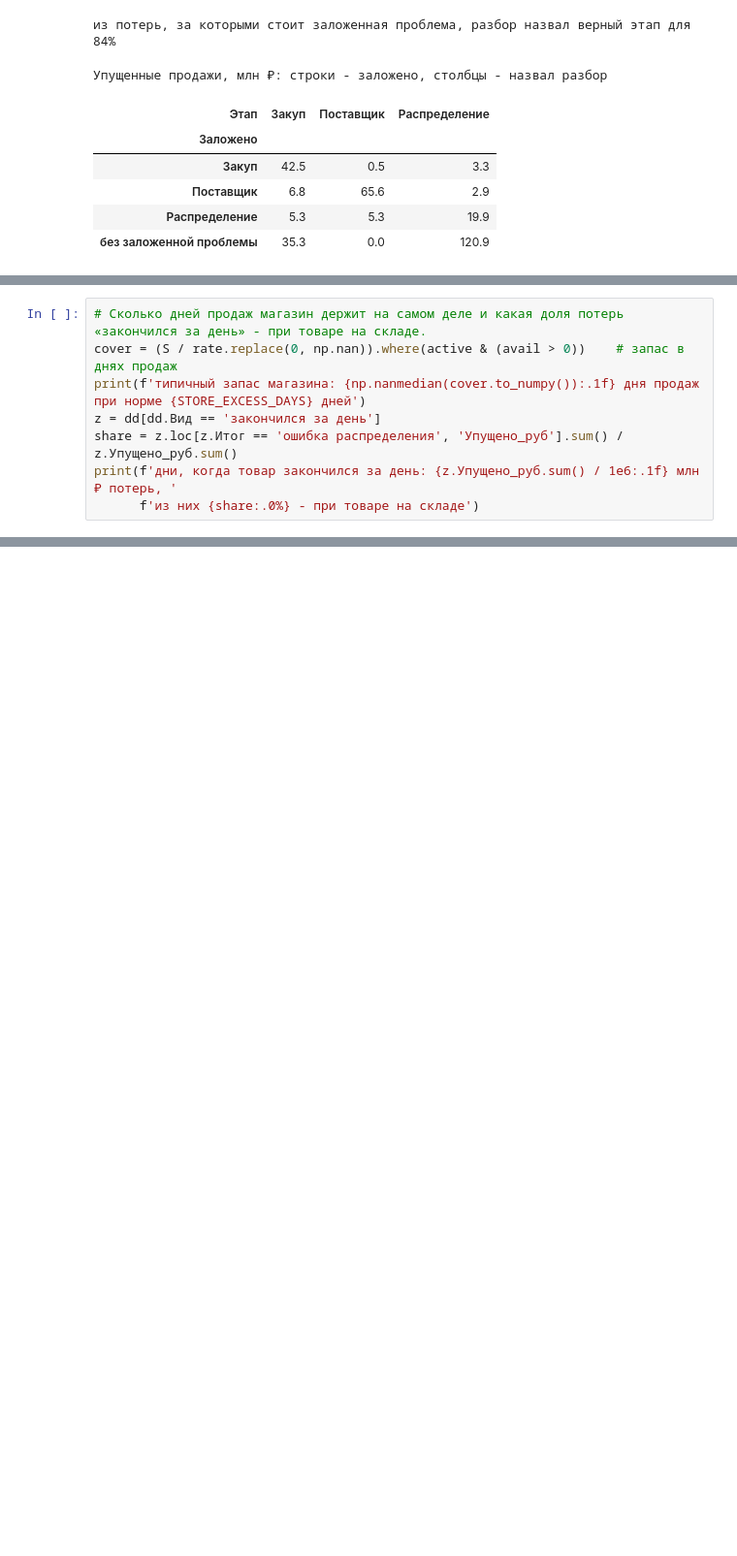
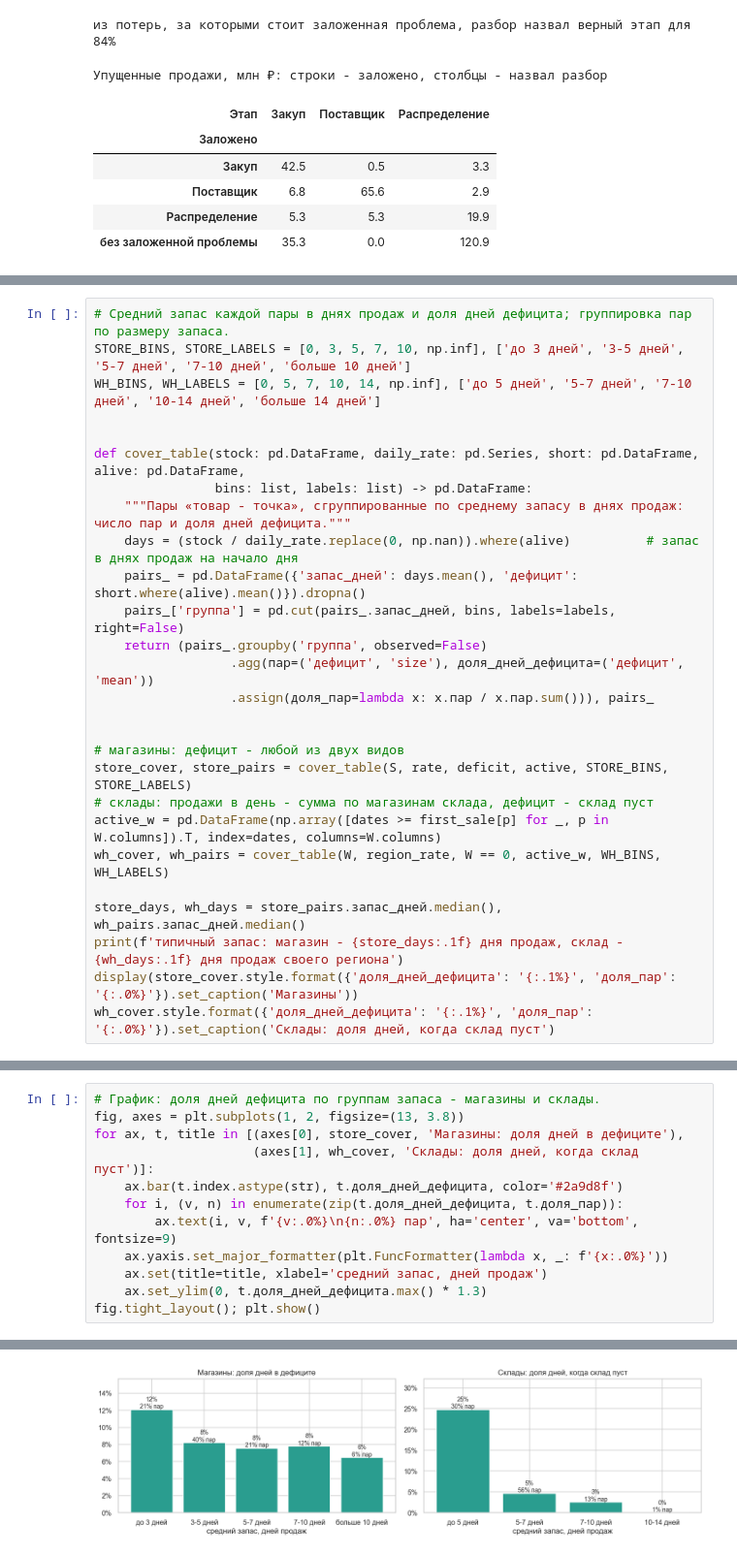
Before and after one commit to Viktor-VK/portfolio, a Jupyter notebook: Сквозной анализ цепи поставок/01_цепь_поставок.ipynb, the cells around one changed output, grey strips where cells are left out. Shown at 97% size. Saved outputs shown, nothing was run; the diff lists cells and outputs as text; blank space fills up the shorter version.

Commit message:
Цепь поставок: анализ фактических запасов вместо нормы запаса
Co-Authored-By: Claude Opus 5.5 <noreply@anthropic.com>

```diff
--- a/Сквозной анализ цепи поставок/01_цепь_поставок.ipynb
+++ b/Сквозной анализ цепи поставок/01_цепь_поставок.ipynb
@@ -485,9 +486,28 @@ check.style.format('{:.1f}').set_caption('Упущенные продажи, м
 # %%
-# Сколько дней продаж магазин держит на самом деле и какая доля потерь «закончился за день» - при товаре на складе.
-cover = (S / rate.replace(0, np.nan)).where(active & (avail > 0))    # запас в днях продаж
-print(f'типичный запас магазина: {np.nanmedian(cover.to_numpy()):.1f} дня продаж при норме {STORE_EXCESS_DAYS} дней')
-z = dd[dd.Вид == 'закончился за день']
-share = z.loc[z.Итог == 'ошибка распределения', 'Упущено_руб'].sum() / z.Упущено_руб.sum()
-print(f'дни, когда товар закончился за день: {z.Упущено_руб.sum() / 1e6:.1f} млн ₽ потерь, '
-      f'из них {share:.0%} - при товаре на складе')
+# Средний запас каждой пары в днях продаж и доля дней дефицита; группировка пар по размеру запаса.
+STORE_BINS, STORE_LABELS = [0, 3, 5, 7, 10, np.inf], ['до 3 дней', '3-5 дней', '5-7 дней', '7-10 дней', 'больше 10 дней']
+WH_BINS, WH_LABELS = [0, 5, 7, 10, 14, np.inf], ['до 5 дней', '5-7 дней', '7-10 дней', '10-14 дней', 'больше 14 дней']
+
+
+def cover_table(stock: pd.DataFrame, daily_rate: pd.Series, short: pd.DataFrame, alive: pd.DataFrame,
+                bins: list, labels: list) -> pd.DataFrame:
+    """Пары «товар - точка», сгруппированные по среднему запасу в днях продаж: число пар и доля дней дефицита."""
+    days = (stock / daily_rate.replace(0, np.nan)).where(alive)          # запас в днях продаж на начало дня
+    pairs_ = pd.DataFrame({'запас_дней': days.mean(), 'дефицит': short.where(alive).mean()}).dropna()
+    pairs_['группа'] = pd.cut(pairs_.запас_дней, bins, labels=labels, right=False)
+    return (pairs_.groupby('группа', observed=False)
+                  .agg(пар=('дефицит', 'size'), доля_дней_дефицита=('дефицит', 'mean'))
+                  .assign(доля_пар=lambda x: x.пар / x.пар.sum())), pairs_
+
+
+# магазины: дефицит - любой из двух видов
+store_cover, store_pairs = cover_table(S, rate, deficit, active, STORE_BINS, STORE_LABELS)
+# склады: продажи в день - сумма по магазинам склада, дефицит - склад пуст
+active_w = pd.DataFrame(np.array([dates >= first_sale[p] for _, p in W.columns]).T, index=dates, columns=W.columns)
+wh_cover, wh_pairs = cover_table(W, region_rate, W == 0, active_w, WH_BINS, WH_LABELS)
+
+store_days, wh_days = store_pairs.запас_дней.median(), wh_pairs.запас_дней.median()
+print(f'типичный запас: магазин - {store_days:.1f} дня продаж, склад - {wh_days:.1f} дня продаж своего региона')
+display(store_cover.style.format({'доля_дней_дефицита': '{:.1%}', 'доля_пар': '{:.0%}'}).set_caption('Магазины'))
+wh_cover.style.format({'доля_дней_дефицита': '{:.1%}', 'доля_пар': '{:.0%}'}).set_caption('Склады: доля дней, когда склад пуст')
 # %% [output]
@@ -551,0 +531,13 @@ con.close()
+# %%
+# График: доля дней дефицита по группам запаса - магазины и склады.
+fig, axes = plt.subplots(1, 2, figsize=(13, 3.8))
+for ax, t, title in [(axes[0], store_cover, 'Магазины: доля дней в дефиците'),
+                     (axes[1], wh_cover, 'Склады: доля дней, когда склад пуст')]:
+    ax.bar(t.index.astype(str), t.доля_дней_дефицита, color='#2a9d8f')
+    for i, (v, n) in enumerate(zip(t.доля_дней_дефицита, t.доля_пар)):
+        ax.text(i, v, f'{v:.0%}\n{n:.0%} пар', ha='center', va='bottom', fontsize=9)
+    ax.yaxis.set_major_formatter(plt.FuncFormatter(lambda x, _: f'{x:.0%}'))
+    ax.set(title=title, xlabel='средний запас, дней продаж')
+    ax.set_ylim(0, t.доля_дней_дефицита.max() * 1.3)
+fig.tight_layout(); plt.show()
+# %% [output]
@@ -551,0 +546 @@ con.close()
+[figure, added]
```
Also changed, not shown: parts of 15 cells of this notebook, 2 other files.
